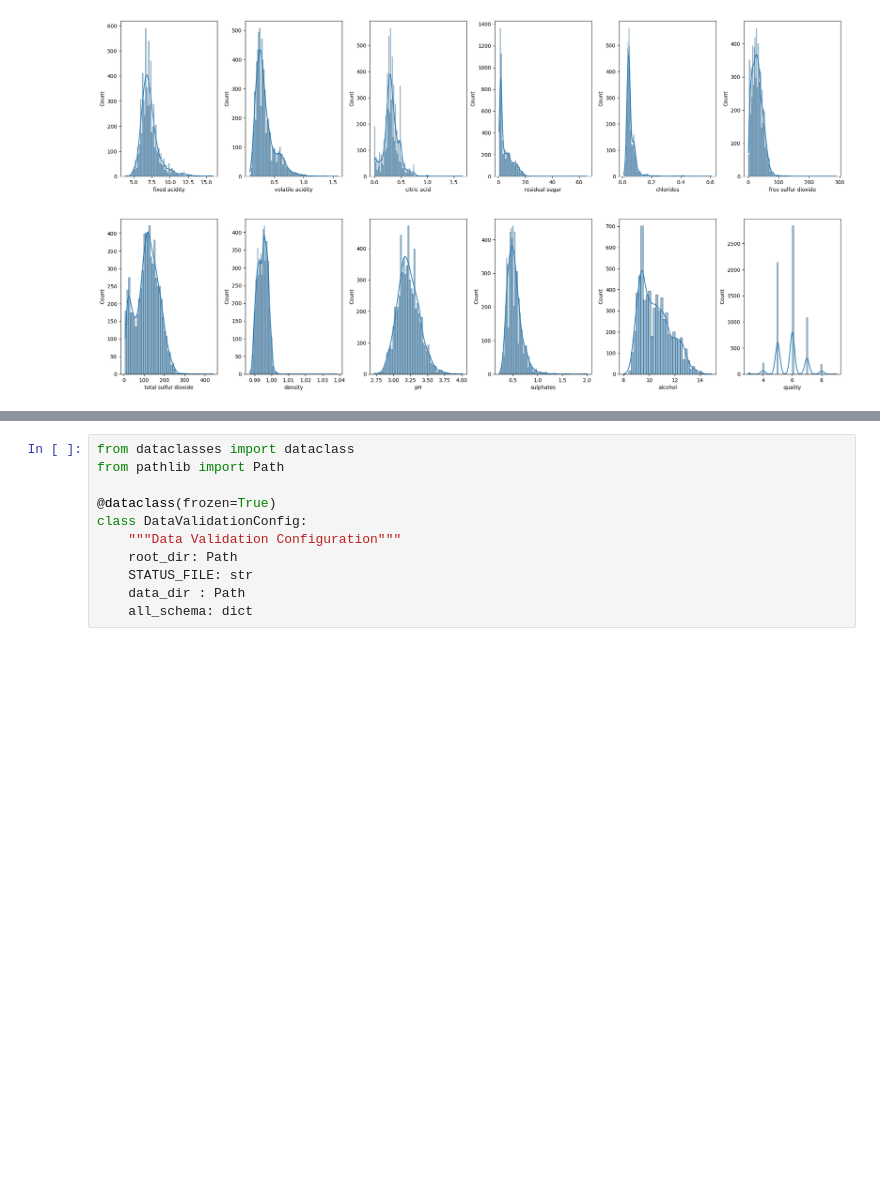
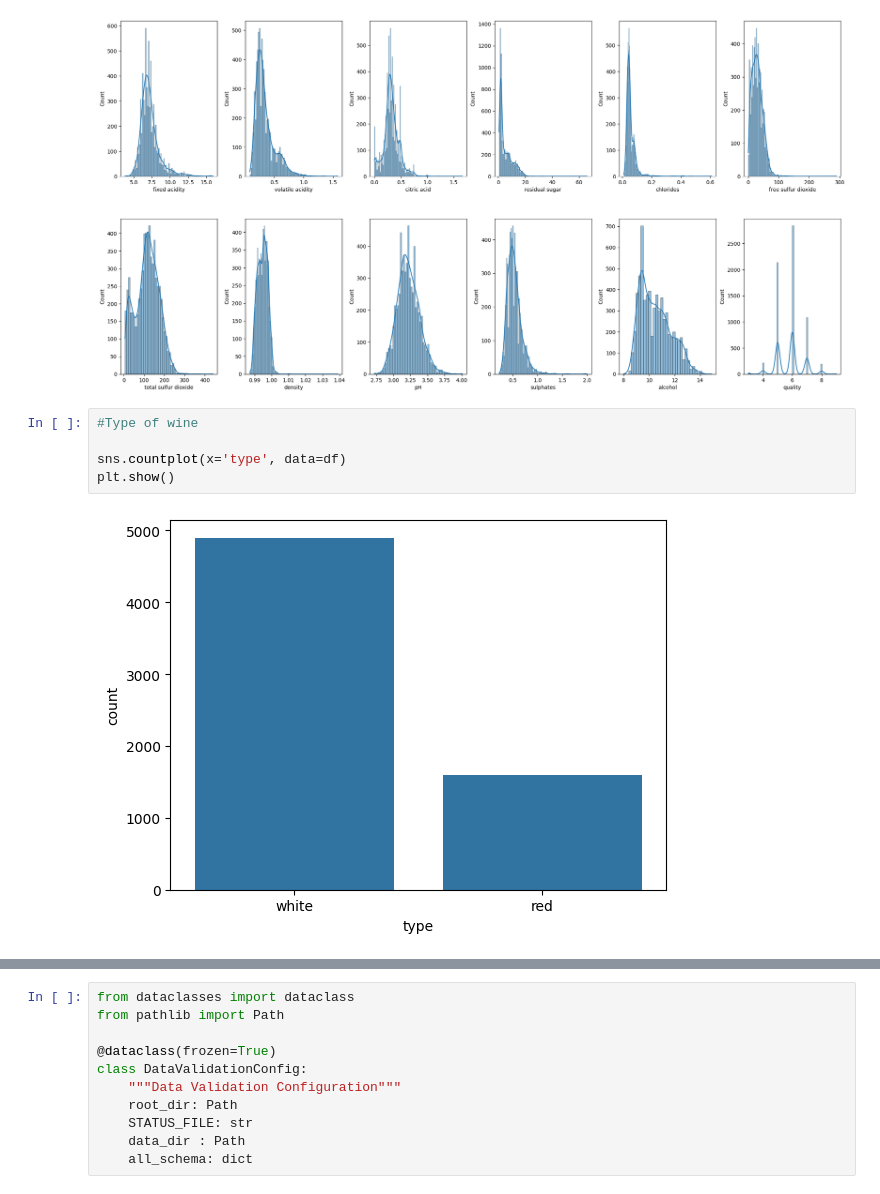
Before and after one commit to samithcsachi/wine-quality-predictor, a Jupyter notebook: research/02_data_validation.ipynb, the cells around one changed output, grey strips where cells are left out. Drawn from its saved outputs; the diff is of its cells as text; blank space fills up the shorter version.

```diff
--- a/research/02_data_validation.ipynb
+++ b/research/02_data_validation.ipynb
@@ -117,3 +117,10 @@ for col, value in df.items():
 plt.tight_layout(pad=0.5, w_pad=0.7, h_pad=5.0)
 # %% [output]
 [figure]
+# %%
+#Type of wine
+
+sns.countplot(x='type', data=df)
+plt.show()
+# %% [output]
+[figure, added]
```
Also changed, not shown: parts of 3 cells of this notebook, 5 other files.
